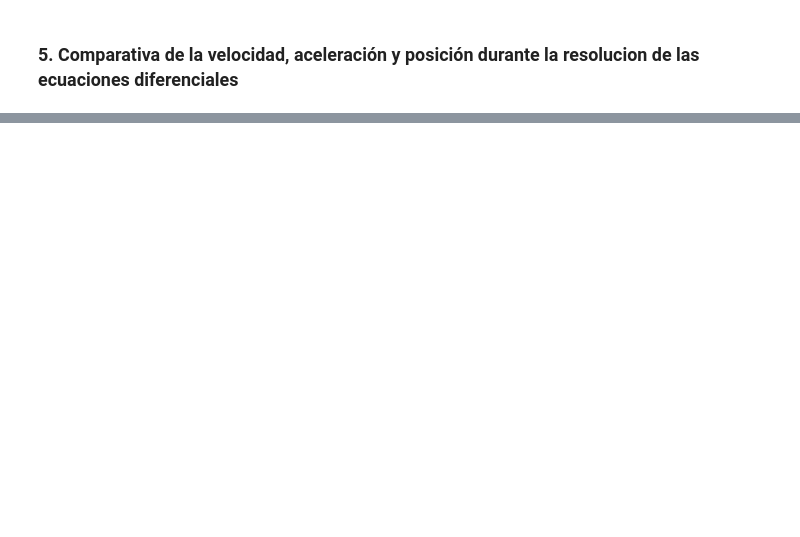
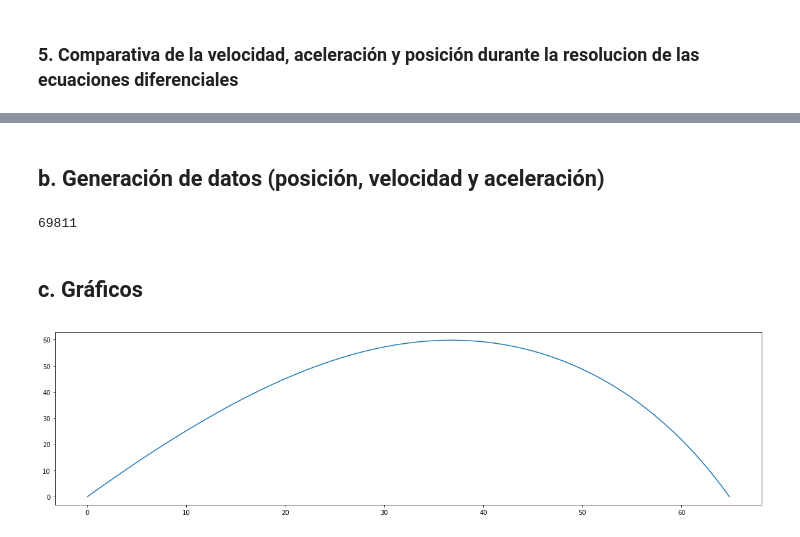
Before and after one commit to cazdemun/fcc, a Jupyter notebook: Fisica - Trabajo Parcial-Copy1.ipynb, the cells around one changed output, grey strips where cells are left out. Saved outputs shown, nothing was run; the diff lists cells and outputs as text; code cells hidden in the pictures; blank space fills up the shorter version.

```diff
--- a/Fisica - Trabajo Parcial-Copy1.ipynb
+++ b/Fisica - Trabajo Parcial-Copy1.ipynb
@@ -207,0 +226,13 @@ plt.show()
+# %%
+posicion_i_x = 0.0
+posicion_i_y = 0.0
+rapidez_i = 50.0
+radio = 0.0366
+resistencia = 0.50
+masa = 0.145
+angulo_i = float(format(random.uniform(20, 70), '.2f'))
+densidad_aire = 1.20
+
+gravedad = -9.81
+area = math.pi * pow(radio, 2)
+k = (resistencia * densidad_aire * area) / 2
@@ -207,0 +262,2 @@ plt.show()
+# %% [markdown]
+## b. Generación de datos (posición, velocidad y aceleración)
@@ -207,0 +322,12 @@ plt.show()
+# %%
+len(posicion_y)
+# %% [output]
+69811
+# %% [markdown]
+## c. Gráficos
+# %%
+setPlot(20, 5)
+plt.plot(posicion_x, posicion_y)
+plt.show()
+# %% [output]
+[figure, added]
```
Also changed, not shown: parts of 18 cells of this notebook.
